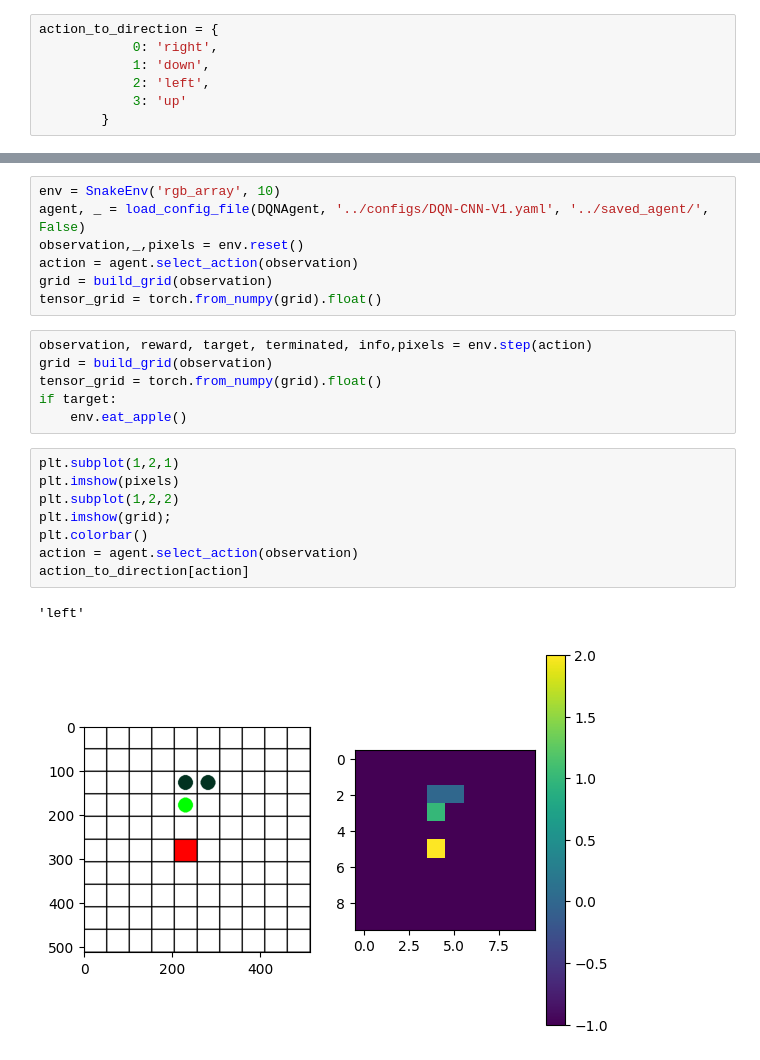
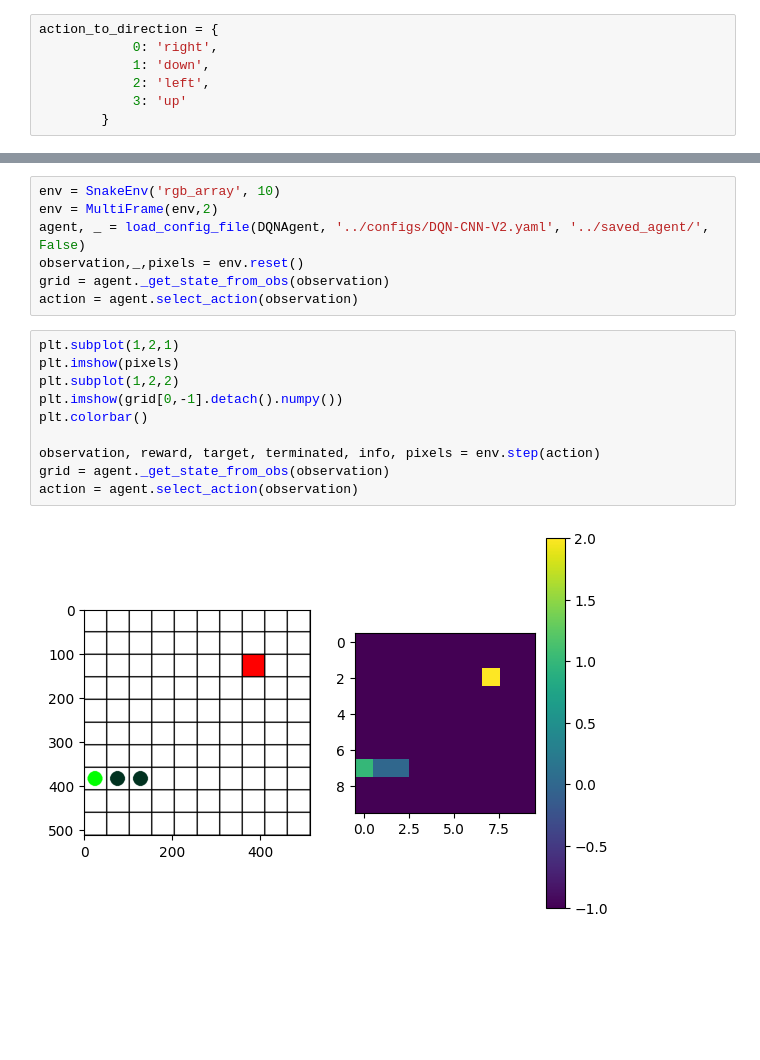
Before and after one commit to fredpell1/snake-RL, a Jupyter notebook: src/explainability.ipynb, the cells around one changed output, grey strips where cells are left out. Drawn from its saved outputs; the diff is of its cells as text; blank space fills up the shorter version.

Commit message:
add dqn-cnn with multiframe

```diff
--- a/src/explainability.ipynb
+++ b/src/explainability.ipynb
@@ -36,24 +20,19 @@ def build_grid(observation, keep_target = False):
 # %%
 env = SnakeEnv('rgb_array', 10)
-agent, _ = load_config_file(DQNAgent, '../configs/DQN-CNN-V1.yaml', '../saved_agent/', False)
+env = MultiFrame(env,2)
+agent, _ = load_config_file(DQNAgent, '../configs/DQN-CNN-V2.yaml', '../saved_agent/', False)
 observation,_,pixels = env.reset()
+grid = agent._get_state_from_obs(observation)
 action = agent.select_action(observation)
-grid = build_grid(observation)
-tensor_grid = torch.from_numpy(grid).float()
-# %%
-observation, reward, target, terminated, info,pixels = env.step(action)
-grid = build_grid(observation)
-tensor_grid = torch.from_numpy(grid).float()
-if target:
-    env.eat_apple()
 # %%
 plt.subplot(1,2,1)
 plt.imshow(pixels)
 plt.subplot(1,2,2)
-plt.imshow(grid);
+plt.imshow(grid[0,-1].detach().numpy())
 plt.colorbar()
+
+observation, reward, target, terminated, info, pixels = env.step(action)
+grid = agent._get_state_from_obs(observation)
 action = agent.select_action(observation)
-action_to_direction[action]
 # %% [output]
-'left'
-[figure, old version]
+[figure, new version]
```
Also changed, not shown: parts of 4 cells of this notebook, 5 other files.
